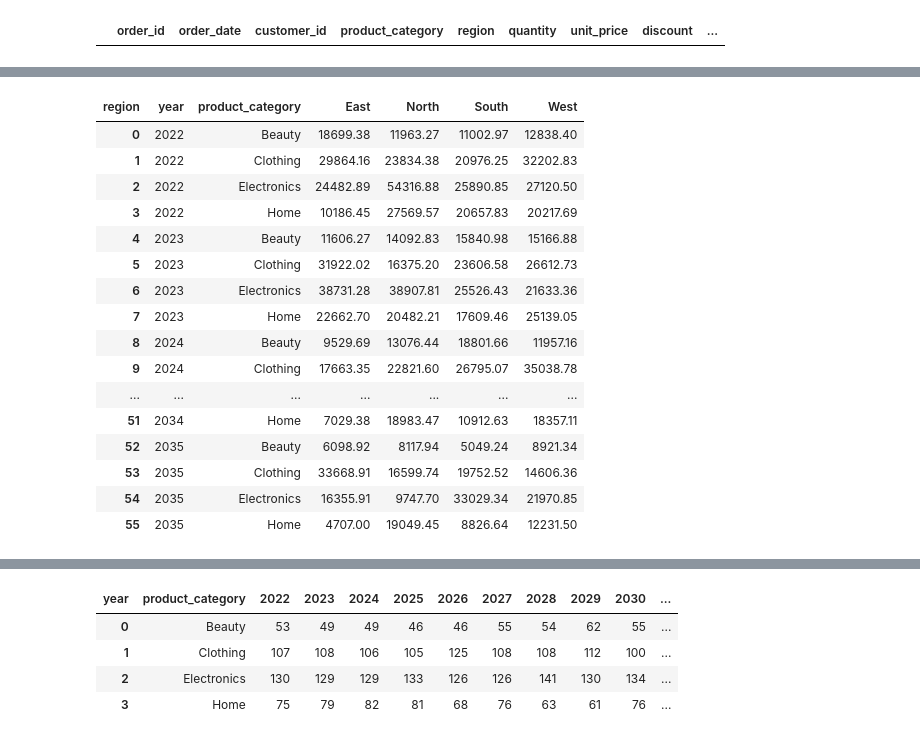
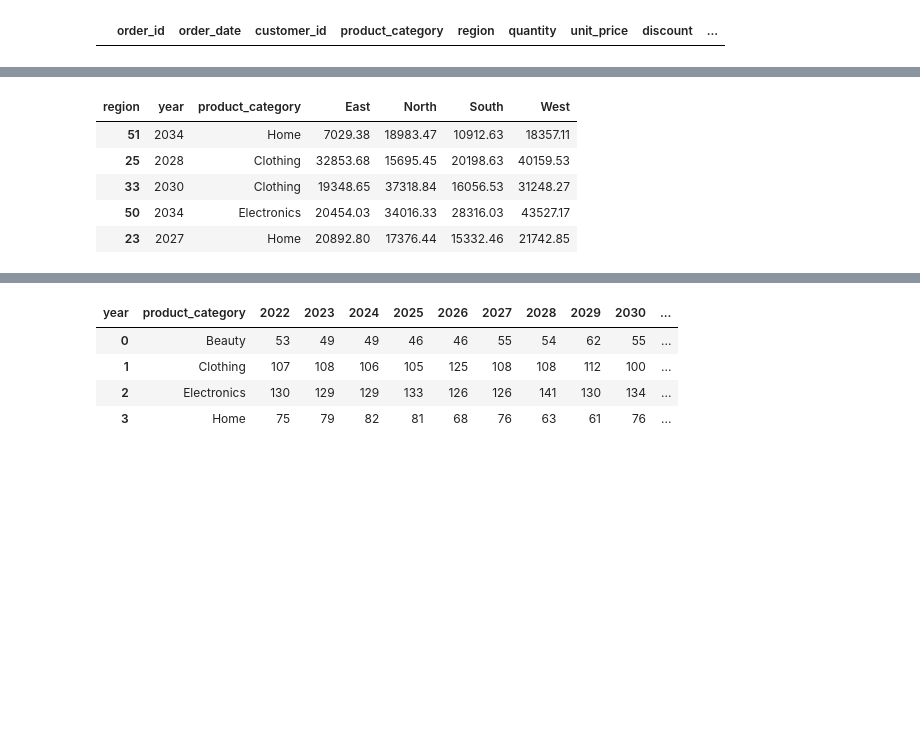
Before and after one commit to harshit00052/super-store-data-analysis, a Jupyter notebook: project/main.ipynb, the cells around one changed output, grey strips where cells are left out. Drawn from its saved outputs; the diff is of its cells as text; code cells hidden in the pictures; blank space fills up the shorter version.

```diff
--- a/project/main.ipynb
+++ b/project/main.ipynb
@@ -51,6 +50,10 @@ df['order_date'] = pd.to_datetime(df['order_date'])
 # %%
 df['month'] = df['order_date'].dt.month_name()
+# %%
+df['month_num'] = df['order_date'].dt.month
 # %%
 df['year_quarter'] = df['order_date'].dt.quarter
 # %%
 df['year'] = df['order_date'].dt.year
+# %%
+df = df[df['year'] != 2035]
@@ -194,21 +197,10 @@ df.pivot_table(index=['year','product_category'], columns='year_quarter', values
 # %%
-df.pivot_table(index=['year', 'product_category'], columns='region', values='revenue', aggfunc=sum).reset_index()
+df.pivot_table(index=['year', 'product_category'], columns='region', values='revenue', aggfunc=sum).reset_index().sample(5)
 # %% [output]
 | region | year | product_category | East | North | South | West |
-| 0 | 2022 | Beauty | 18699.38 | 11963.27 | 11002.97 | 12838.40 |
-| 1 | 2022 | Clothing | 29864.16 | 23834.38 | 20976.25 | 32202.83 |
-| 2 | 2022 | Electronics | 24482.89 | 54316.88 | 25890.85 | 27120.50 |
-| 3 | 2022 | Home | 10186.45 | 27569.57 | 20657.83 | 20217.69 |
-| 4 | 2023 | Beauty | 11606.27 | 14092.83 | 15840.98 | 15166.88 |
-| 5 | 2023 | Clothing | 31922.02 | 16375.20 | 23606.58 | 26612.73 |
-| 6 | 2023 | Electronics | 38731.28 | 38907.81 | 25526.43 | 21633.36 |
-| 7 | 2023 | Home | 22662.70 | 20482.21 | 17609.46 | 25139.05 |
-| 8 | 2024 | Beauty | 9529.69 | 13076.44 | 18801.66 | 11957.16 |
-| 9 | 2024 | Clothing | 17663.35 | 22821.60 | 26795.07 | 35038.78 |
-| ... | ... | ... | ... | ... | ... | ... |
 | 51 | 2034 | Home | 7029.38 | 18983.47 | 10912.63 | 18357.11 |
-| 52 | 2035 | Beauty | 6098.92 | 8117.94 | 5049.24 | 8921.34 |
-| 53 | 2035 | Clothing | 33668.91 | 16599.74 | 19752.52 | 14606.36 |
-| 54 | 2035 | Electronics | 16355.91 | 9747.70 | 33029.34 | 21970.85 |
-| 55 | 2035 | Home | 4707.00 | 19049.45 | 8826.64 | 12231.50 |
+| 25 | 2028 | Clothing | 32853.68 | 15695.45 | 20198.63 | 40159.53 |
+| 33 | 2030 | Clothing | 19348.65 | 37318.84 | 16056.53 | 31248.27 |
+| 50 | 2034 | Electronics | 20454.03 | 34016.33 | 28316.03 | 43527.17 |
+| 23 | 2027 | Home | 20892.80 | 17376.44 | 15332.46 | 21742.85 |
 # %%
```
Also changed, not shown: parts of 29 cells of this notebook, 1 other file.
